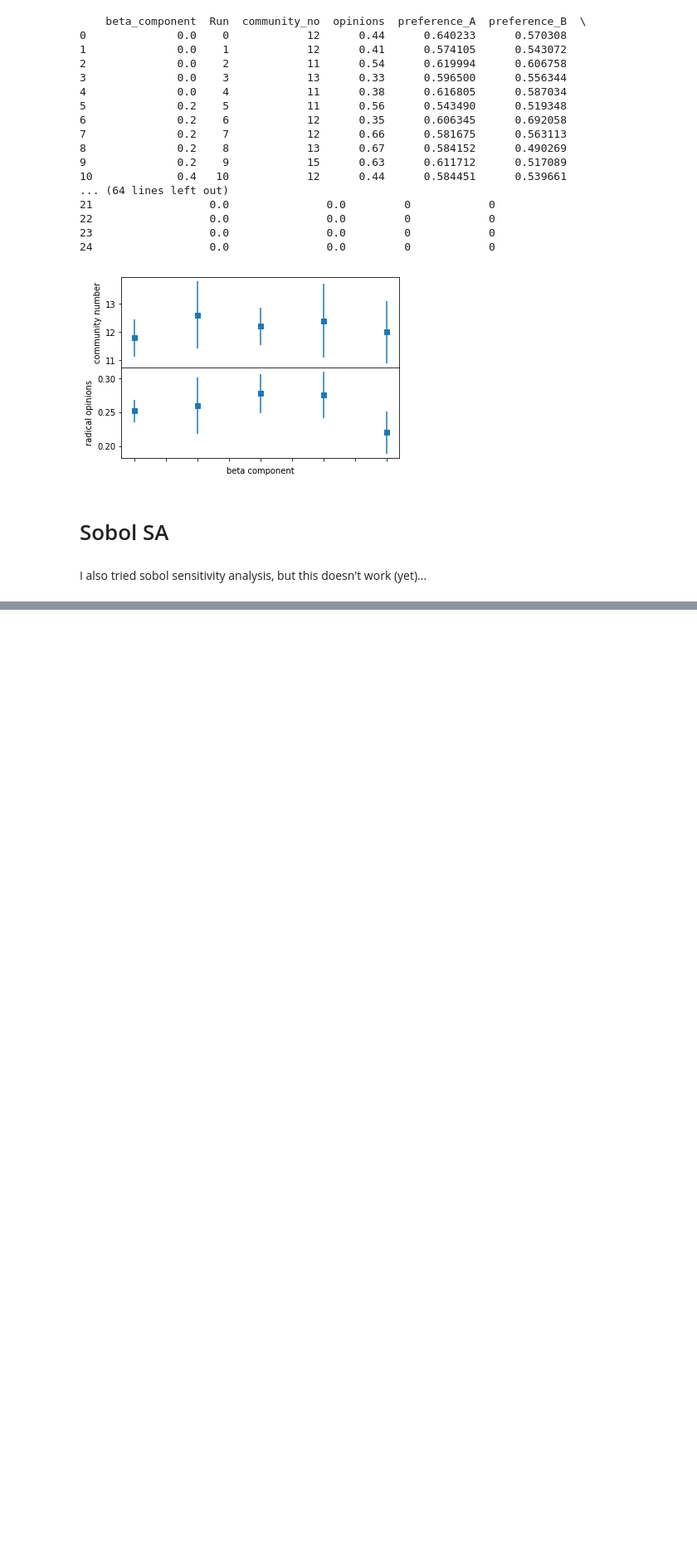
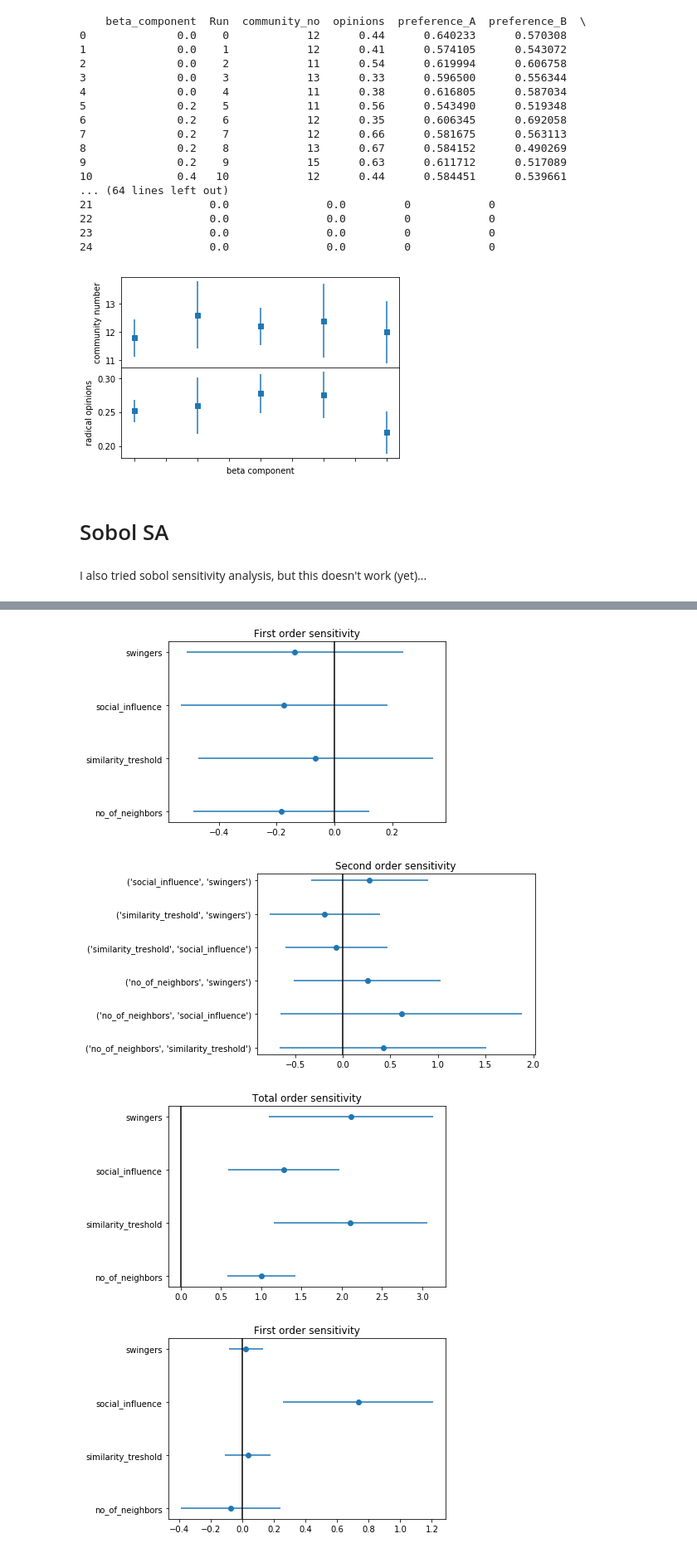
Before and after one commit to DirkZomerdijk/RPE-ABM, a Jupyter notebook: Code/Sensitivity analysis.ipynb, the cells around one changed output, grey strips where cells are left out. Shown at 83% size. Cells and saved outputs as stored; diff of their text form; code cells hidden in the pictures; blank space fills up the shorter version.

```diff
--- a/Code/Sensitivity analysis.ipynb
+++ b/Code/Sensitivity analysis.ipynb
@@ -174,9 +174,9 @@ problem = {
 }
 
 # Set the repetitions, the amount of steps, and the amount of distinct values per variable
-replicates = 20
-max_steps = 100
-distinct_samples = 5
+replicates = 50
+max_steps = 250
+distinct_samples = 10
 
 # We get all our samples here
 param_values = saltelli.sample(problem, distinct_samples)
@@ -214,7 +214,7 @@ for i in range(replicates):
             variable_parameters[name] = val
         variable_parameters['network_type']=1
         variable_parameters['malicious_N']=0
-        variable_parameters['N']=1000
+        variable_parameters['N']=300
         variable_parameters['beta_component']=0.23
         variable_parameters['no_of_neighbors']=int(variable_parameters['no_of_neighbors'])
         variable_parameters['swingers']=int(variable_parameters['swingers'])
@@ -227,7 +227,7 @@ for i in range(replicates):
         print(f'{count / (len(param_values) * (replicates)) * 100:.2f}% done')
         times.append(time.time() - start)
         meantime = np.mean(times)
-        print('Average duration per iteration: '+ str(meantime)+ ' seconds.')
+        print('Average duration per iteration: %s seconds.'%str(meantime))
         nectime = ((len(param_values) * (replicates))-count)*meantime
         print('Expected time till finish: ', int(nectime/3600), 'hours and ', int((nectime%3600)/60), ' minutes.')
 
@@ -243,3 +242,3 @@ KeyboardInterrupt:
 # %%
-community_number = sobol.analyze(problem, data['community_no'].as_matrix(), print_to_console=True)
+opinions = sobol.analyze(problem, data['opinions'].as_matrix(), print_to_console=True)
 radical_opinions = sobol.analyze(problem, data['radical_opinions'].as_matrix(), print_to_console=True)
@@ -277,15 +294,21 @@ def plot_index(s, params, i, title=''):
     plt.errorbar(indices, range(l), xerr=errors, linestyle='None', marker='o')
     plt.axvline(0, c='k')
 # %%
-for Si in (community_number, radical_opinions):
+for Si in (opinions, radical_opinions):
     # First order
     plot_index(Si, problem['names'], '1', 'First order sensitivity')
+    plt.savefig('a')
     plt.show()
 
     # Second order
     plot_index(Si, problem['names'], '2', 'Second order sensitivity')
     plt.show()
 
     # Total order
     plot_index(Si, problem['names'], 'T', 'Total order sensitivity')
     plt.show()
+# %% [output]
+[figure, added]
+[figure, added]
+[figure, added]
+[figure, added]
```
Also changed, not shown: parts of 3 cells of this notebook.
